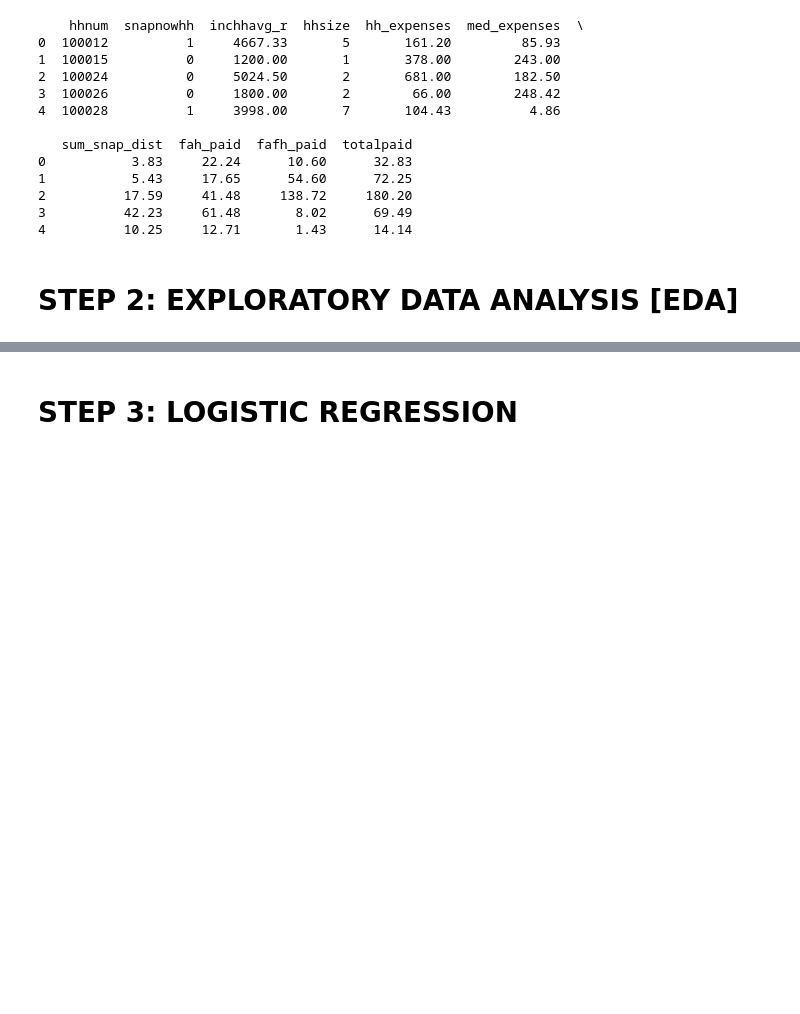
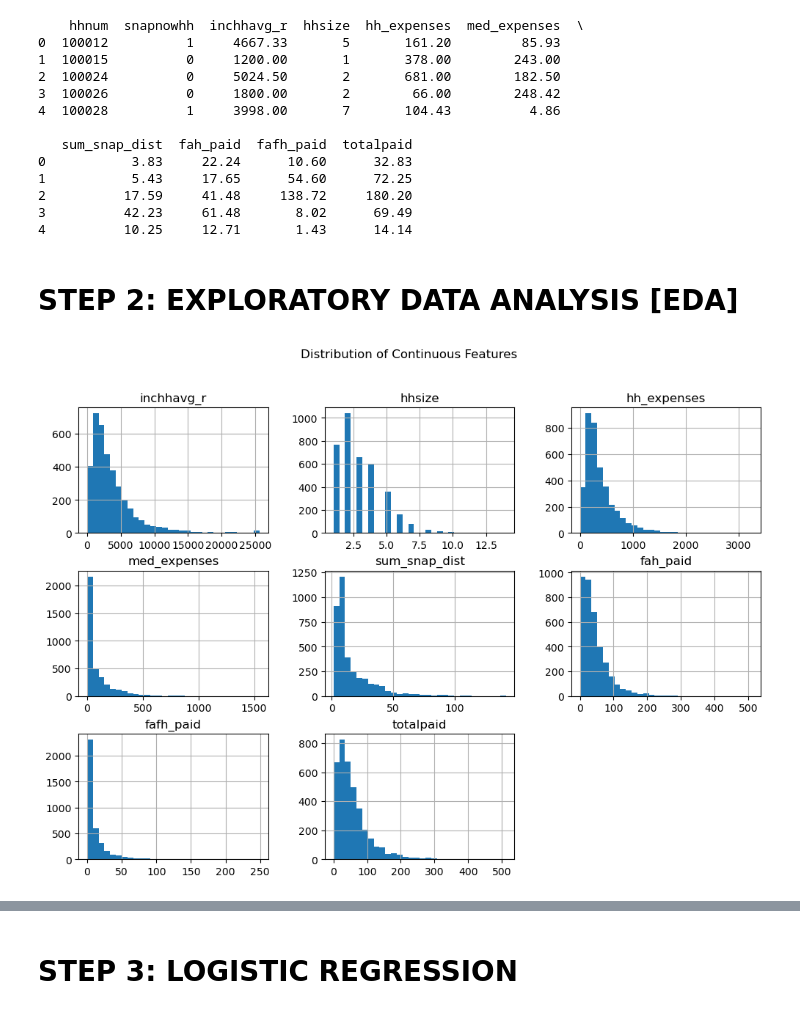
Before and after one commit to rooprg/snap_participation_ml, a Jupyter notebook: data_cleaning_model_build_eval.ipynb, the cells around one changed output, grey strips where cells are left out. Saved outputs shown, nothing was run; the diff lists cells and outputs as text; code cells hidden in the pictures; blank space fills up the shorter version.

```diff
--- a/data_cleaning_model_build_eval.ipynb
+++ b/data_cleaning_model_build_eval.ipynb
@@ -357,3 +359,10 @@ print(queried_df.head())
 4          10.25     12.71       1.43      14.14
 # %% [markdown]
 # STEP 2: EXPLORATORY DATA ANALYSIS [EDA]
+# %%
+# Plot histograms for continuous variables
+snap_df[['inchhavg_r', 'hhsize', 'hh_expenses', 'med_expenses', 'sum_snap_dist','fah_paid','fafh_paid','totalpaid']].hist(bins=30, figsize=(12, 8))
+plt.suptitle('Distribution of Continuous Features')
+plt.show()
+# %% [output]
+[figure, added]
```
Also changed, not shown: parts of 14 cells of this notebook, 2 other files.
